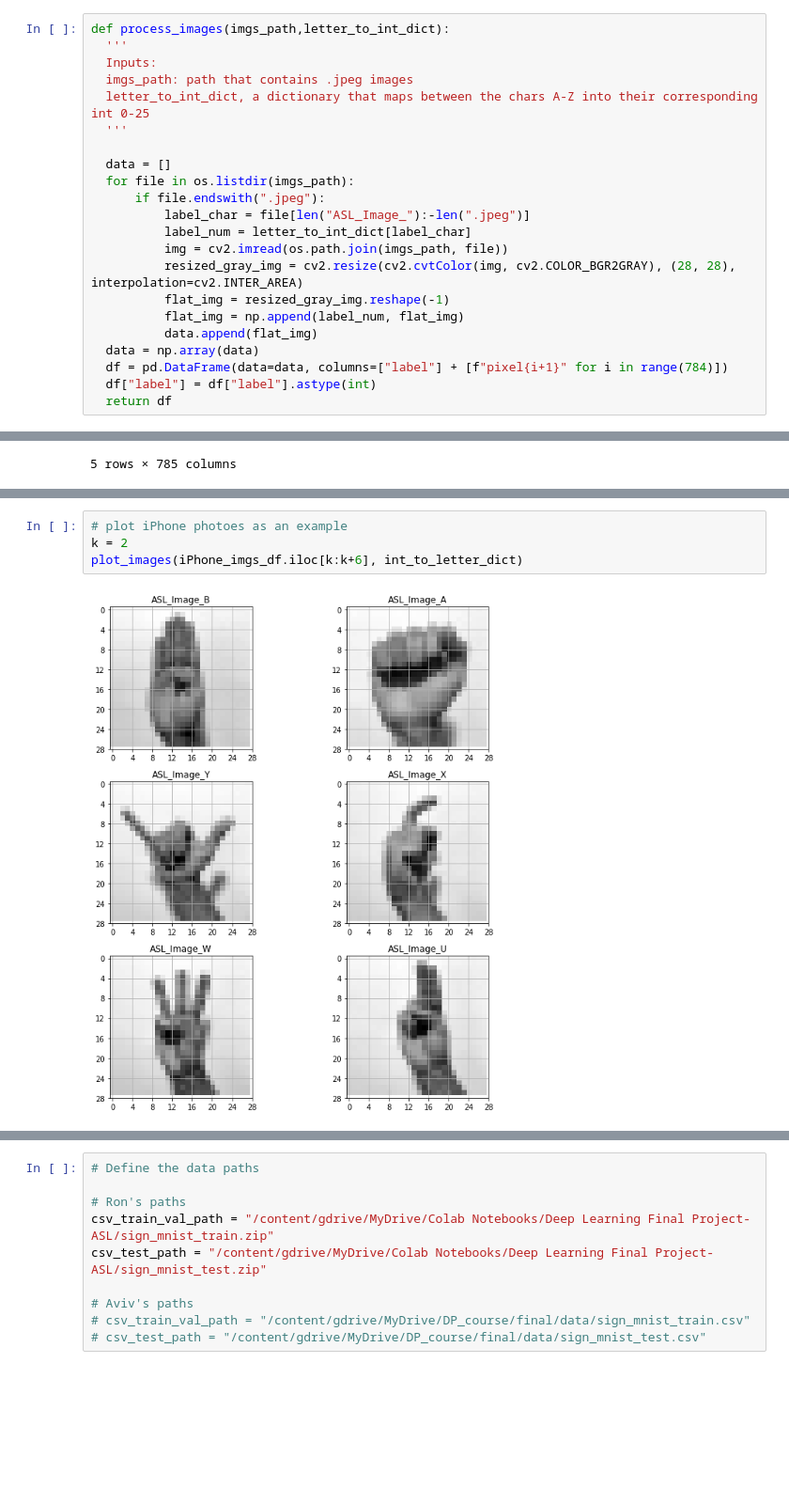
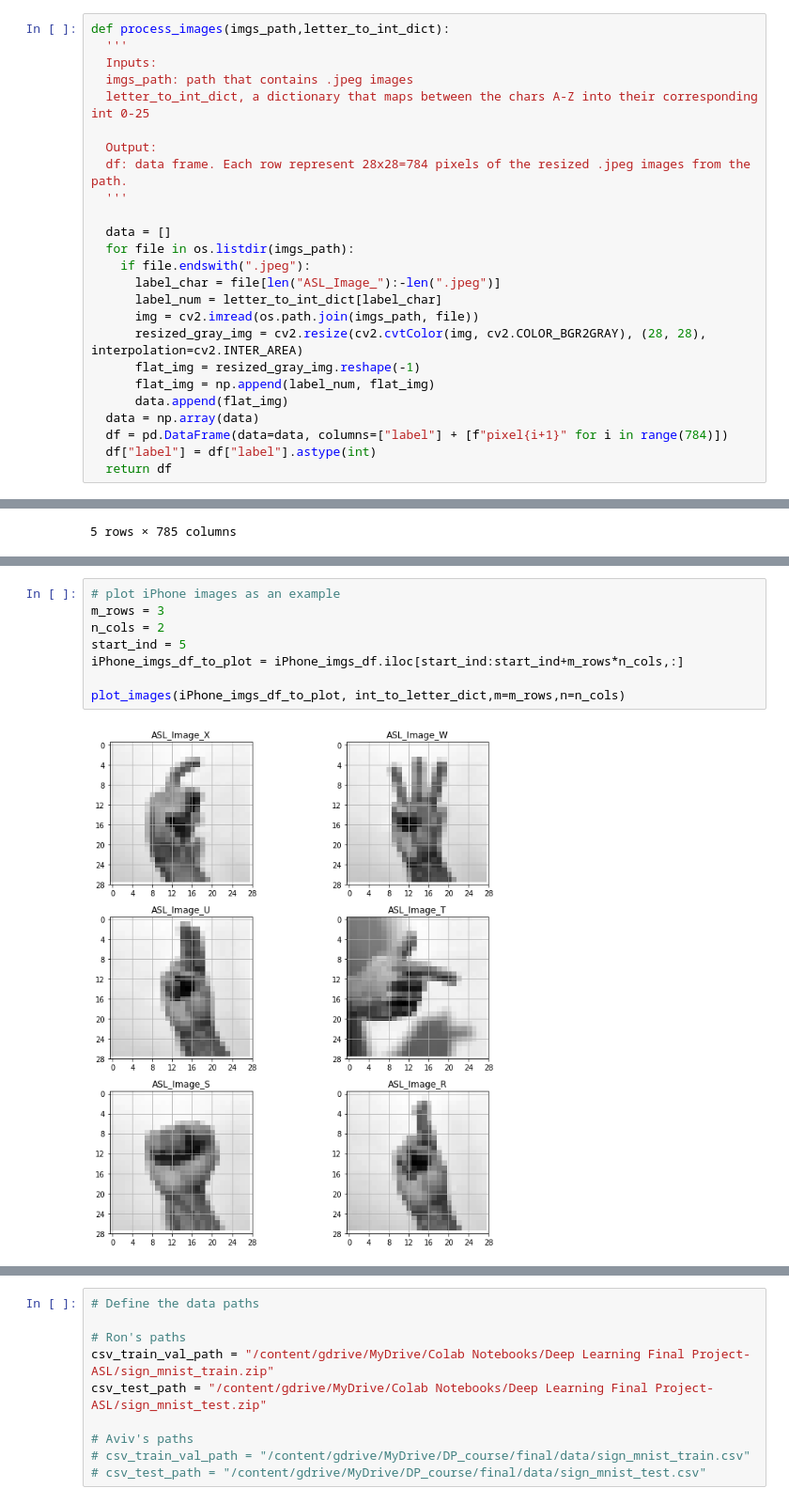
Before and after one commit to RonBartov/american-sign-language-image-classification, a Jupyter notebook: Copy_of_Deep_Learning_Final_Project_ASL_Classification.ipynb, the cells around one changed output, grey strips where cells are left out. Shown: that part at 94% size. Drawn from its saved outputs; the diff is of its cells as text; blank space fills up the shorter version.

```diff
--- a/Copy_of_Deep_Learning_Final_Project_ASL_Classification.ipynb
+++ b/Copy_of_Deep_Learning_Final_Project_ASL_Classification.ipynb
@@ -90,18 +89,21 @@ def process_images(imgs_path,letter_to_int_dict):
   Inputs:
   imgs_path: path that contains .jpeg images
   letter_to_int_dict, a dictionary that maps between the chars A-Z into their corresponding int 0-25
+
+  Output:
+  df: data frame. Each row represent 28x28=784 pixels of the resized .jpeg images from the path.
   '''
 
   data = []
   for file in os.listdir(imgs_path):
-      if file.endswith(".jpeg"):
-          label_char = file[len("ASL_Image_"):-len(".jpeg")]
-          label_num = letter_to_int_dict[label_char]
-          img = cv2.imread(os.path.join(imgs_path, file))
-          resized_gray_img = cv2.resize(cv2.cvtColor(img, cv2.COLOR_BGR2GRAY), (28, 28), interpolation=cv2.INTER_AREA)
-          flat_img = resized_gray_img.reshape(-1)
-          flat_img = np.append(label_num, flat_img)
-          data.append(flat_img)
+    if file.endswith(".jpeg"):
+      label_char = file[len("ASL_Image_"):-len(".jpeg")]
+      label_num = letter_to_int_dict[label_char]
+      img = cv2.imread(os.path.join(imgs_path, file))
+      resized_gray_img = cv2.resize(cv2.cvtColor(img, cv2.COLOR_BGR2GRAY), (28, 28), interpolation=cv2.INTER_AREA)
+      flat_img = resized_gray_img.reshape(-1)
+      flat_img = np.append(label_num, flat_img)
+      data.append(flat_img)
   data = np.array(data)
   df = pd.DataFrame(data=data, columns=["label"] + [f"pixel{i+1}" for i in range(784)])
   df["label"] = df["label"].astype(int)
@@ -208,6 +222,10 @@ iPhone_imgs_df.head()
 # %%
-# plot iPhone photoes as an example
-k = 2
-plot_images(iPhone_imgs_df.iloc[k:k+6], int_to_letter_dict)
+# plot iPhone images as an example
+m_rows = 3
+n_cols = 2
+start_ind = 5
+iPhone_imgs_df_to_plot = iPhone_imgs_df.iloc[start_ind:start_ind+m_rows*n_cols,:]
+
+plot_images(iPhone_imgs_df_to_plot, int_to_letter_dict,m=m_rows,n=n_cols)
 # %% [output]
-[figure, old version]
+[figure, new version]
```
Also changed, not shown: parts of 20 cells of this notebook.
